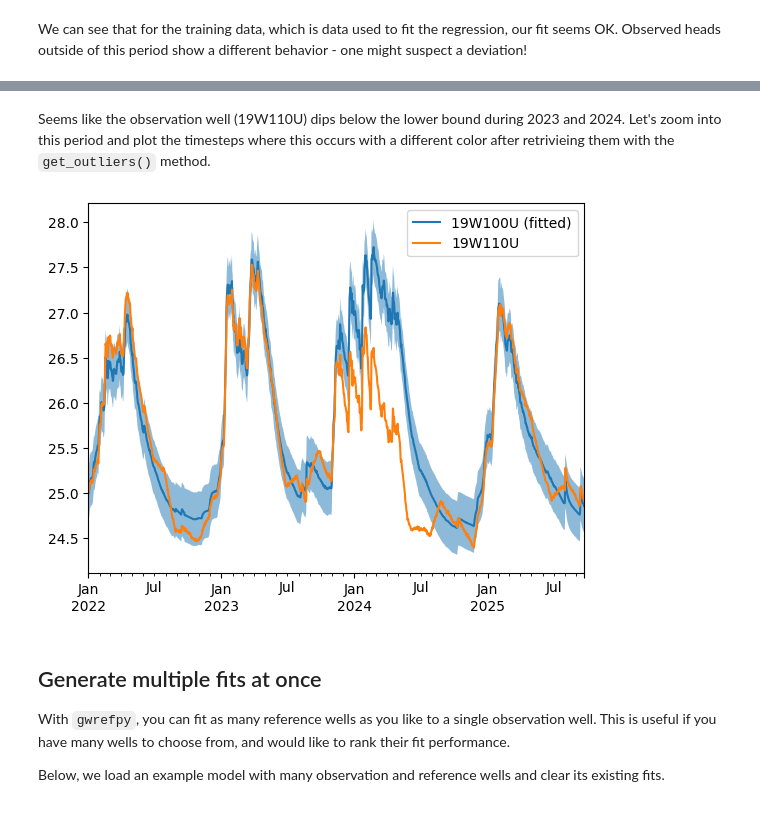
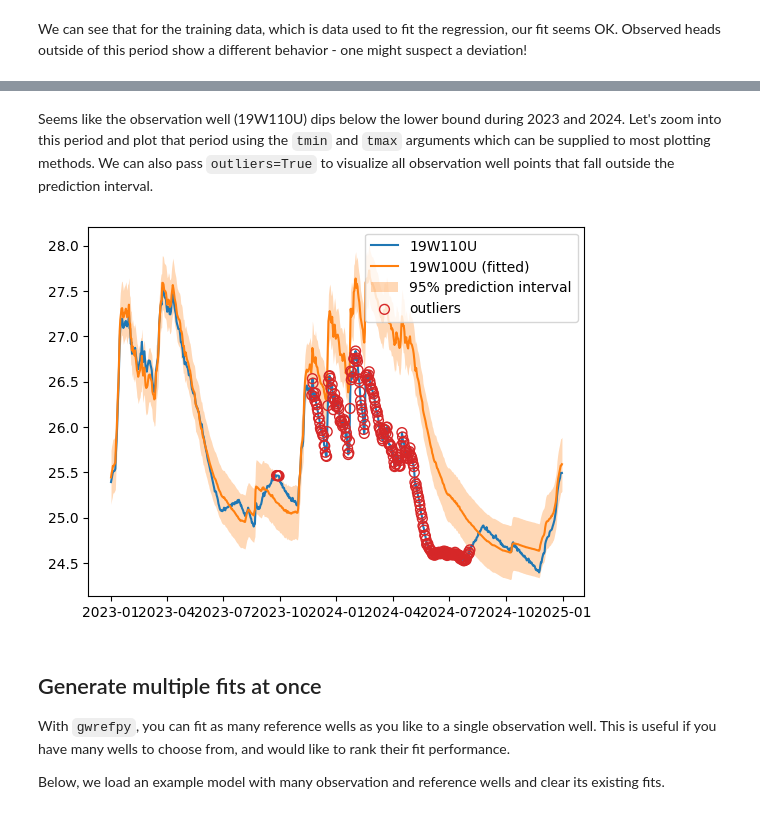
Before and after one commit to sgfsweden/gwrefpy, a Jupyter notebook: docs/user_guide/2_fitting_wells.ipynb, the cells around one changed output, grey strips where cells are left out. Drawn from its saved outputs; the diff is of its cells as text; code cells hidden in the pictures.

```diff
--- a/docs/user_guide/2_fitting_wells.ipynb
+++ b/docs/user_guide/2_fitting_wells.ipynb
@@ -125,4 +111,0 @@ Below, we obtain our fit using it's name which defaults to *{obs}\~{ref}:{method
-# %%
-fit = model.fits.get(name="19W110U~19W100U:Linear")
-fit = model.fits.get(obs="19W110U")  # results in same fit as above (in this case)
-fit
@@ -169,15 +116,9 @@ _ = ax.legend(loc="upper left")
 # %% [markdown]
-Seems like the observation well (19W110U) dips below the lower bound during 2023 and 2024. Let's zoom into this period and plot the timesteps where this occurs with a different color after retrivieing them with the `get_outliers()` method.
+Seems like the observation well (19W110U) dips below the lower bound during 2023 and 2024. Let's zoom into this period and plot that period using the `tmin` and `tmax` arguments which can be supplied to most plotting methods. We can also pass `outliers=True` to visualize all observation well points that fall outside the prediction interval.
 # %%
-fig, ax = plt.subplots()
-
-ax.fill_between(fitted_ref.index, y1=lower_bound, y2=upper_bound, alpha=0.5)
-
-fitted_ref.loc["2022":].plot(ax=ax, label="19W100U (fitted)")
-obs.timeseries.loc["2022":].plot(ax=ax, label="19W110U")
-_ = ax.legend()
+fit.plot(tmin="2023", tmax="2024", outliers=True);
 # %% [output]
-[figure, old version]
+[figure, new version]
 # %% [markdown]
 ## Generate multiple fits at once
 
```
Also changed, not shown: parts of 12 cells of this notebook.
